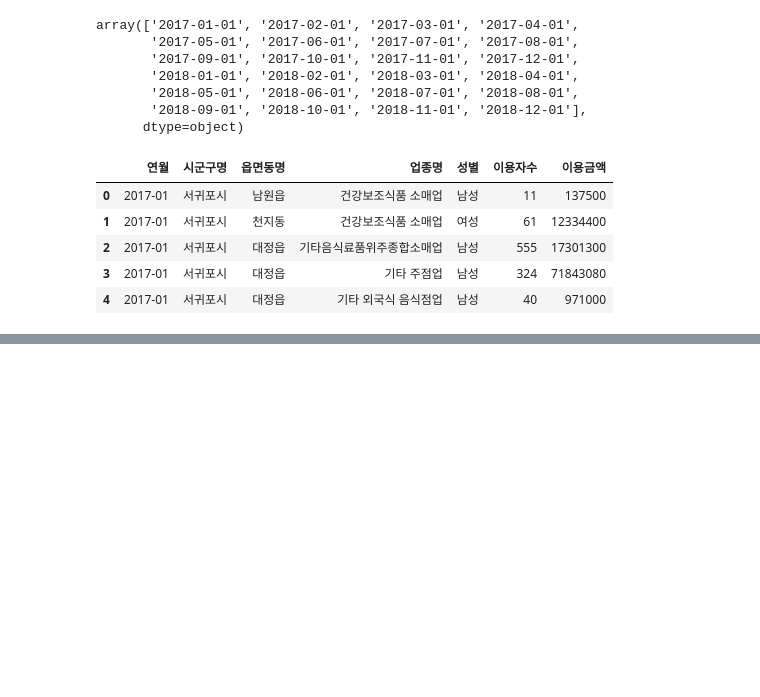
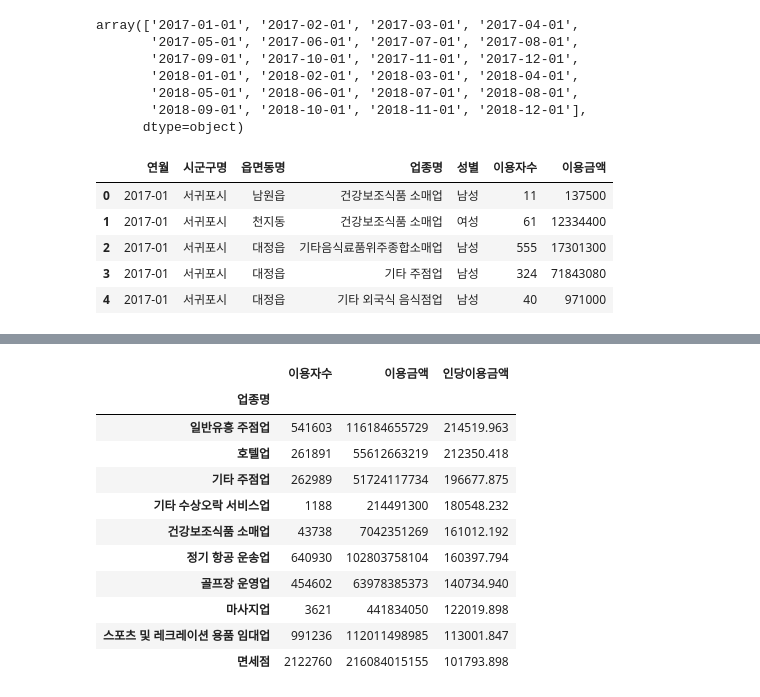
Before and after one commit to Crystal-0109/Codeit, a Jupyter notebook: JejuCardUseProject/jeju_card_project2.ipynb, the cells around one changed output, grey strips where cells are left out. Cells and saved outputs as stored; diff of their text form; code cells hidden in the pictures; blank space fills up the shorter version.

```diff
--- a/JejuCardUseProject/jeju_card_project2.ipynb
+++ b/JejuCardUseProject/jeju_card_project2.ipynb
@@ -250,0 +330,22 @@ jeju_reg_df.head()
+# %%
+jeju_reg_df = jeju_reg_df[jeju_reg_df['업종명'] != '버스 운송업']
+# %%
+# 업종별 합계 및 인당 이용금액 계산
+groupby_sector = jeju_reg_df.groupby('업종명').sum(numeric_only=True)
+groupby_sector['인당이용금액'] = groupby_sector['이용금액'] / groupby_sector['이용자수']
+
+# 인당 이용금액 상위 10개 업종
+groupby_sector.sort_values(by='인당이용금액', ascending=False).head(10)
+# %% [output]
+|  | 이용자수 | 이용금액 | 인당이용금액 |
+| 업종명 |  |  |  |
+| 일반유흥 주점업 | 541603 | 116184655729 | 214519.963 |
+| 호텔업 | 261891 | 55612663219 | 212350.418 |
+| 기타 주점업 | 262989 | 51724117734 | 196677.875 |
+| 기타 수상오락 서비스업 | 1188 | 214491300 | 180548.232 |
+| 건강보조식품 소매업 | 43738 | 7042351269 | 161012.192 |
+| 정기 항공 운송업 | 640930 | 102803758104 | 160397.794 |
+| 골프장 운영업 | 454602 | 63978385373 | 140734.940 |
+| 마사지업 | 3621 | 441834050 | 122019.898 |
+| 스포츠 및 레크레이션 용품 임대업 | 991236 | 112011498985 | 113001.847 |
+| 면세점 | 2122760 | 216084015155 | 101793.898 |
```
Also changed, not shown: parts of 13 cells of this notebook.
